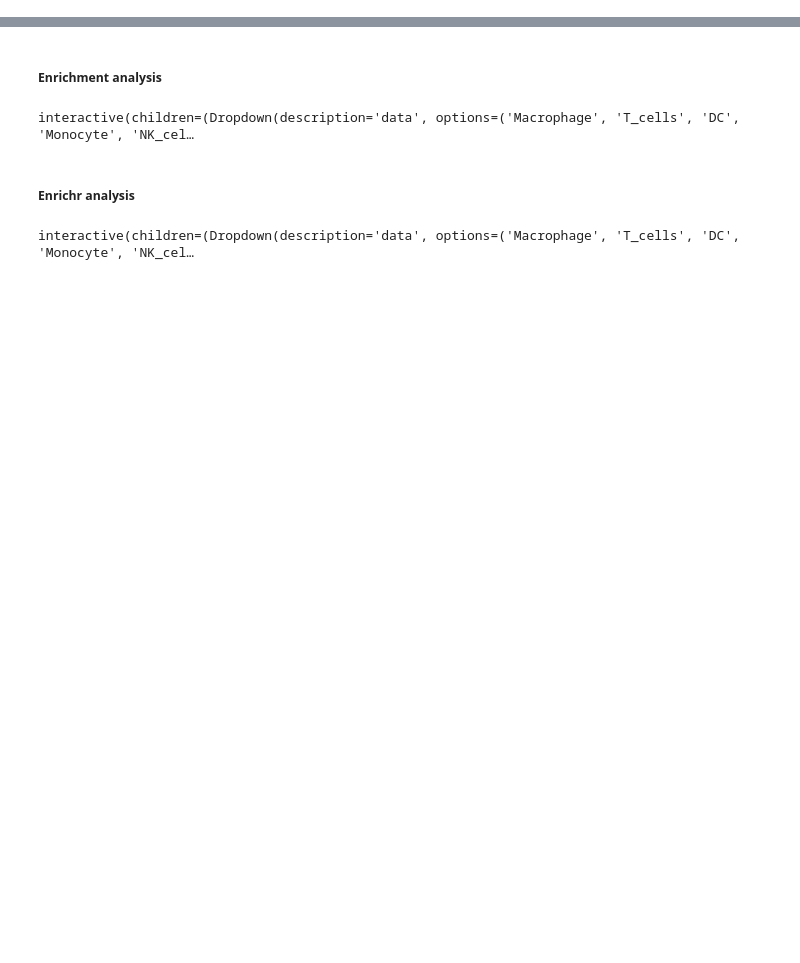
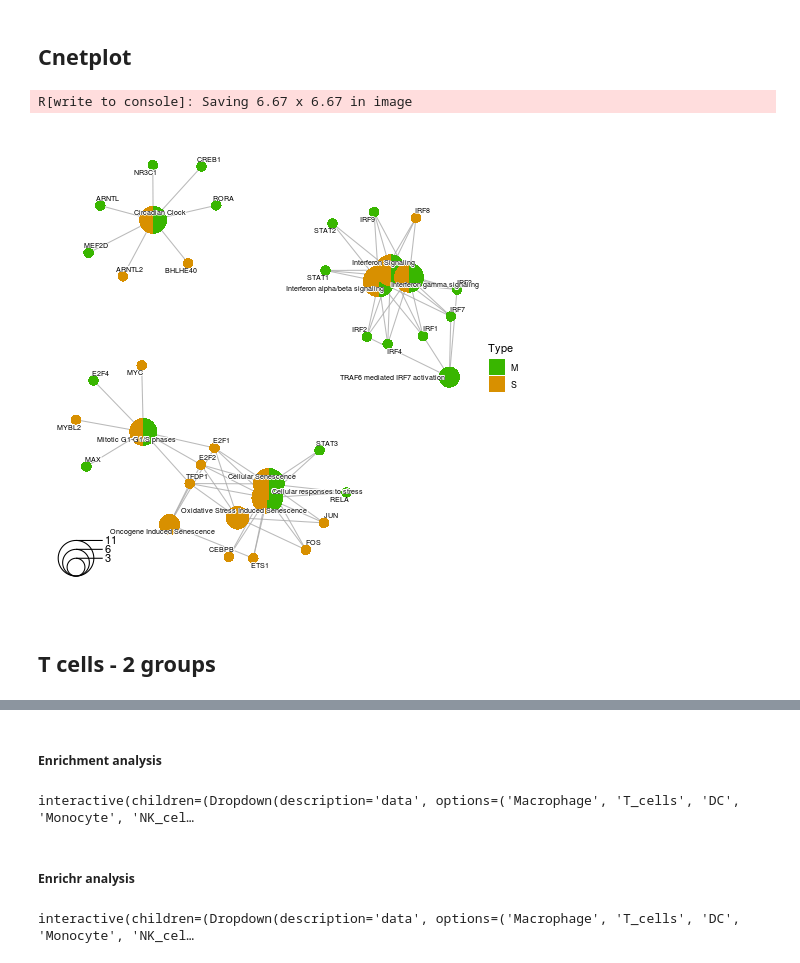
Before and after one commit to masyahook/scGRN, a Jupyter notebook: notebooks/GRNBoost2_Enrichment_analysis.ipynb, the cells around one changed output, grey strips where cells are left out. Cells and saved outputs as stored; diff of their text form; code cells hidden in the pictures; blank space fills up the shorter version.

```diff
--- a/notebooks/GRNBoost2_Enrichment_analysis.ipynb
+++ b/notebooks/GRNBoost2_Enrichment_analysis.ipynb
@@ -0,0 +469,15 @@
+# %% [markdown]
+## Cnetplot
+# %%
+%%R
+p <- cnetplot(ck, cex_category=1) +
+    scale_fill_manual(values=c(colors$green, colors$yellow, colors$red)) +
+    guides(fill=guide_legend(title="Type"))
+p <- remove_legend_title(p)
+ggsave(p, filename='tmp/cnetplot_enrichr.pdf')
+p
+# %% [output]
+R[write to console]: Saving 6.67 x 6.67 in image
+[figure, added]
+# %% [markdown]
+## T cells - 2 groups
```
Also changed, not shown: parts of 146 cells of this notebook.
